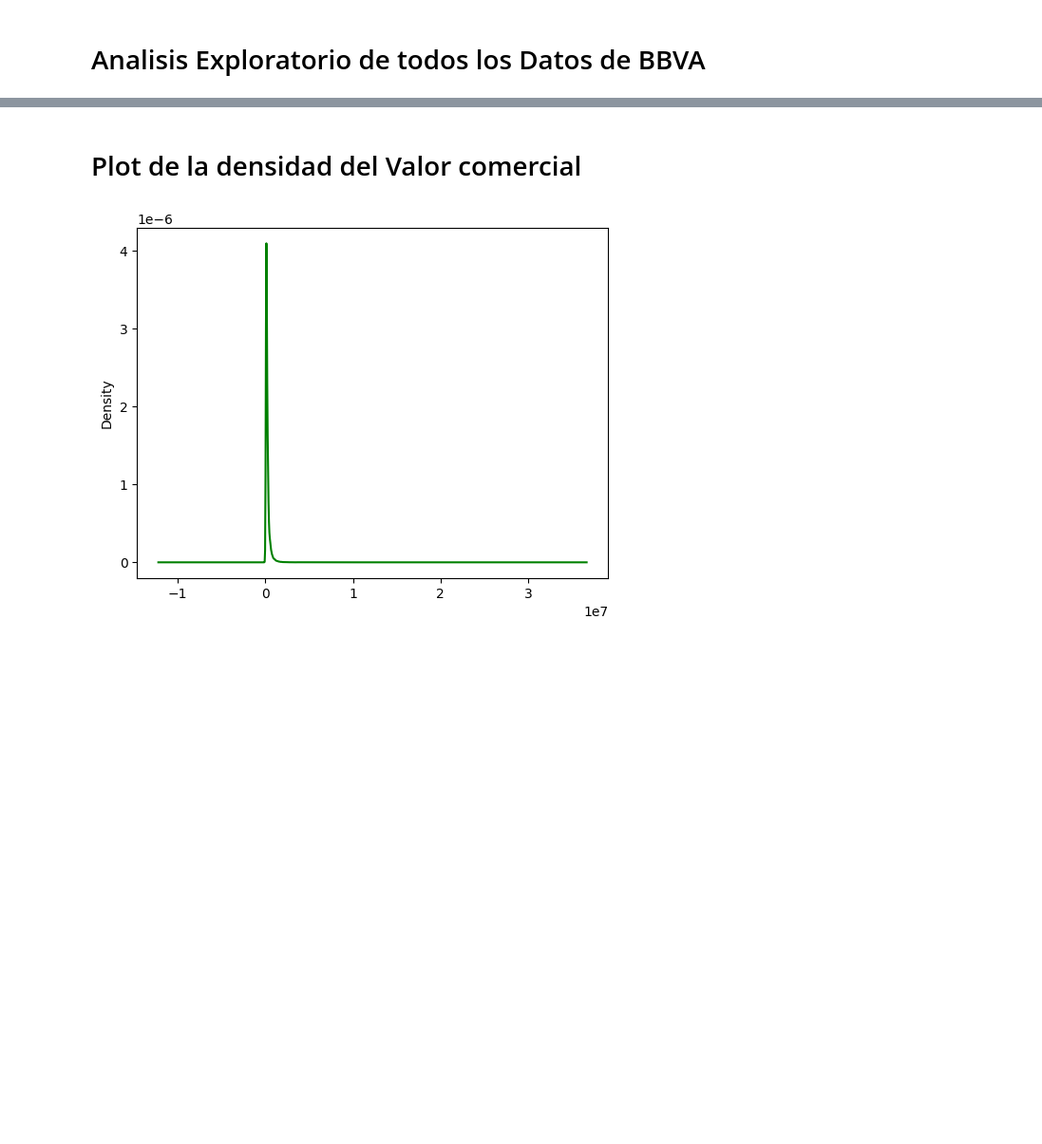
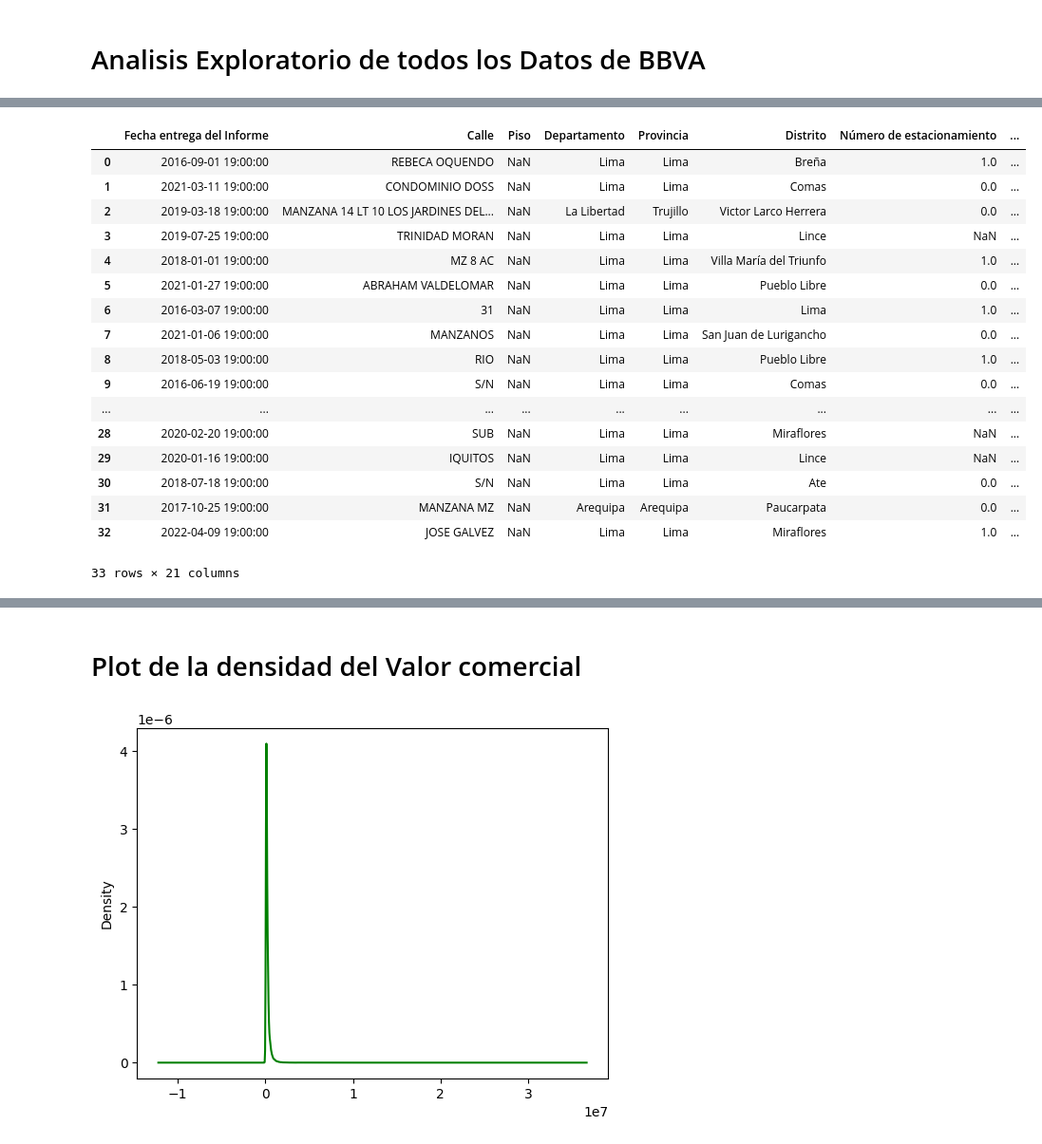
Before and after one commit to LordAngel11/DataDrivenStrikesBack, a Jupyter notebook: Analisis2.0.ipynb, the cells around one changed output, grey strips where cells are left out. Shown at 95% size. Drawn from its saved outputs; the diff is of its cells as text; code cells hidden in the pictures; blank space fills up the shorter version.

```diff
--- a/Analisis2.0.ipynb
+++ b/Analisis2.0.ipynb
@@ -85,3 +163,24 @@ RatesNotAvailableError: Currency Rates Source Not Ready
+# %%
+dataset[:33]
+# %% [output]
+|  | Fecha entrega del Informe | Calle | Piso | Departamento | Provincia | Distrito | Número de estacionamiento | ... |
+| 0 | 2016-09-01 19:00:00 | REBECA OQUENDO | NaN | Lima | Lima | Breña | 1.0 | ... |
+| 1 | 2021-03-11 19:00:00 | CONDOMINIO DOSS | NaN | Lima | Lima | Comas | 0.0 | ... |
+| 2 | 2019-03-18 19:00:00 | MANZANA 14 LT 10 LOS JARDINES DEL... | NaN | La Libertad | Trujillo | Victor Larco Herrera | 0.0 | ... |
+| 3 | 2019-07-25 19:00:00 | TRINIDAD MORAN | NaN | Lima | Lima | Lince | NaN | ... |
+| 4 | 2018-01-01 19:00:00 | MZ 8 AC | NaN | Lima | Lima | Villa María del Triunfo | 1.0 | ... |
+| 5 | 2021-01-27 19:00:00 | ABRAHAM VALDELOMAR | NaN | Lima | Lima | Pueblo Libre | 0.0 | ... |
+| 6 | 2016-03-07 19:00:00 | 31 | NaN | Lima | Lima | Lima | 1.0 | ... |
+| 7 | 2021-01-06 19:00:00 | MANZANOS | NaN | Lima | Lima | San Juan de Lurigancho | 0.0 | ... |
+| 8 | 2018-05-03 19:00:00 | RIO | NaN | Lima | Lima | Pueblo Libre | 1.0 | ... |
+| 9 | 2016-06-19 19:00:00 | S/N | NaN | Lima | Lima | Comas | 0.0 | ... |
+| ... | ... | ... | ... | ... | ... | ... | ... | ... |
+| 28 | 2020-02-20 19:00:00 | SUB | NaN | Lima | Lima | Miraflores | NaN | ... |
+| 29 | 2020-01-16 19:00:00 | IQUITOS | NaN | Lima | Lima | Lince | NaN | ... |
+| 30 | 2018-07-18 19:00:00 | S/N | NaN | Lima | Lima | Ate | 0.0 | ... |
+| 31 | 2017-10-25 19:00:00 | MANZANA MZ | NaN | Arequipa | Arequipa | Paucarpata | 0.0 | ... |
+| 32 | 2022-04-09 19:00:00 | JOSE GALVEZ | NaN | Lima | Lima | Miraflores | 1.0 | ... |
+33 rows × 21 columns
 # %%
 datacurrency = dataset[["Fecha entrega del Informe", "Moneda principal para cálculos", "Valor comercial"]]
 
```
Also changed, not shown: parts of 18 cells of this notebook.
